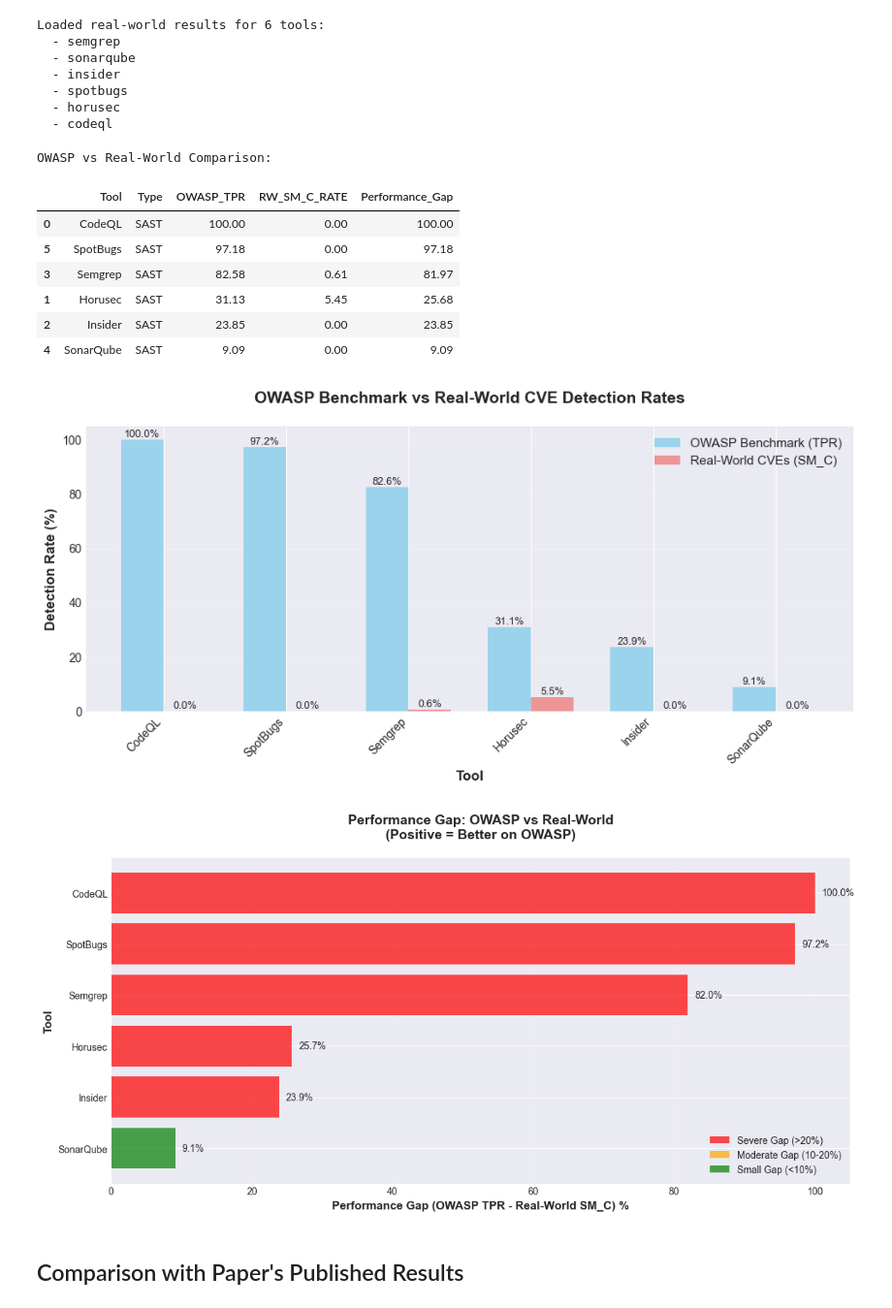
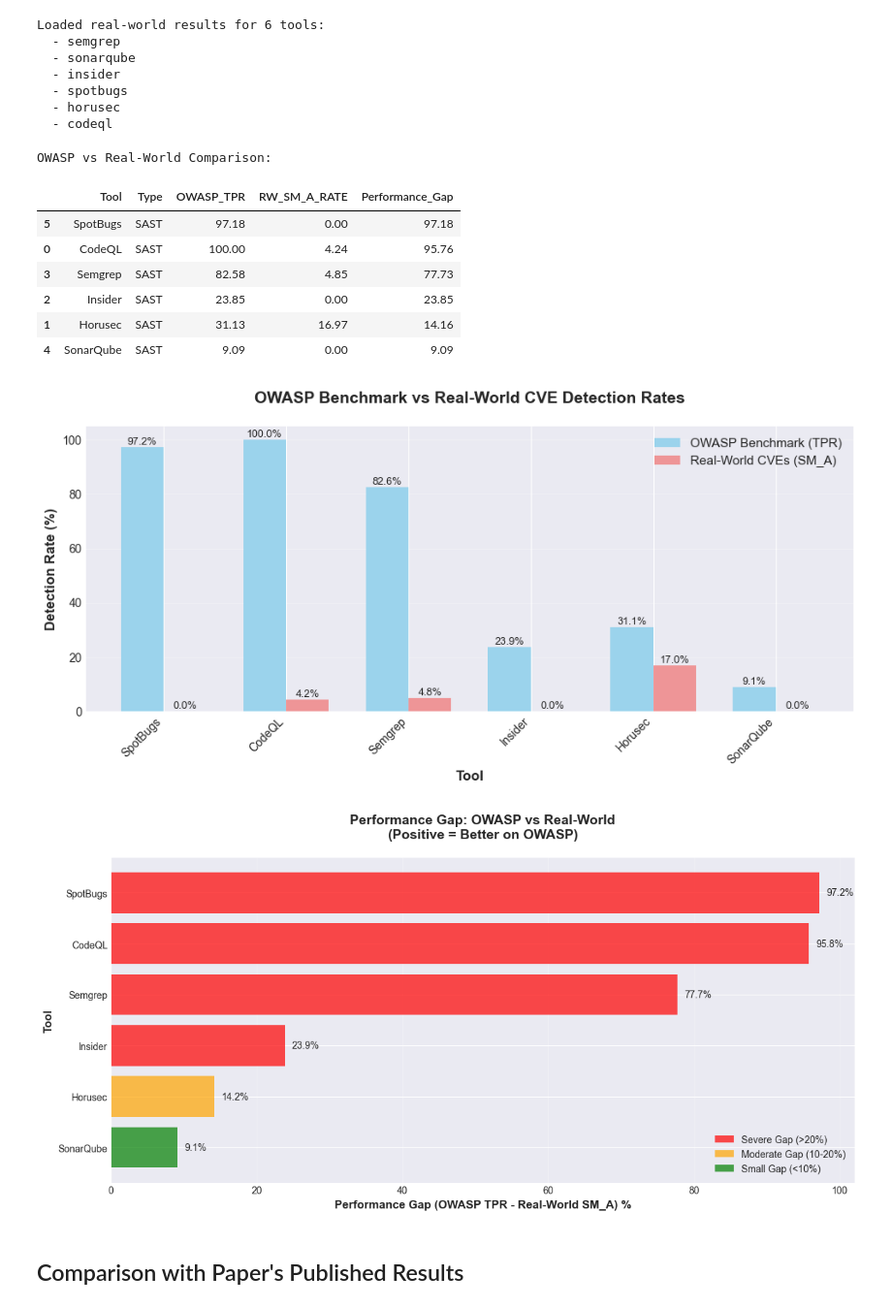
Before and after one commit to ibrahimssmalik/tool_analysis, a Jupyter notebook: sast_scorecard_analysis.ipynb, the cells around one changed output. Shown at 97% size. Drawn from its saved outputs; the diff is of its cells as text; code cells hidden in the pictures.

```diff
--- a/sast_scorecard_analysis.ipynb
+++ b/sast_scorecard_analysis.ipynb
@@ -455,6 +455,8 @@ def load_agg_llm_metrics(results_dir: Path) -> pd.DataFrame:
 
         if model.lower() == 'deepseek':
             model = 'DeepSeek'
+        elif 'gpt' in model.lower():
+            model = model.split('-')[0].upper() + model.split('-')[1] if '-' in model else model.upper()
         else:
             model = model.capitalize()
 
@@ -967,34 +967,35 @@ def create_comparison_df(owasp_df, realworld_results, comparison='sm_c_rate'):
 
     return pd.DataFrame(comparison_data)
 # %%
-compare = 'sm_c_rate' # can be 'sm_c_rate' or 'sm_a_rate' etc.
-comparison_df = create_comparison_df(summary_stats.reset_index(), realworld_results, comparison=compare)
+compare_1 = 'sm_a_rate' # can be 'sm_c_rate' or 'sm_a_rate' etc.
+
+comparison_df = create_comparison_df(summary_stats.reset_index(), realworld_results, comparison=compare_1)
 comparison_df = comparison_df.sort_values('Performance_Gap', ascending=False)
 
 print("OWASP vs Real-World Comparison:")
-display(comparison_df[['Tool', 'Type', 'OWASP_TPR', f'RW_{compare.upper()}', 'Performance_Gap']])
+display(comparison_df[['Tool', 'Type', 'OWASP_TPR', f'RW_{compare_1.upper()}', 'Performance_Gap']])
 # %% [output]
 OWASP vs Real-World Comparison:
-|  | Tool | Type | OWASP_TPR | RW_SM_C_RATE | Performance_Gap |
-| 0 | CodeQL | SAST | 100.00 | 0.00 | 100.00 |
+|  | Tool | Type | OWASP_TPR | RW_SM_A_RATE | Performance_Gap |
 | 5 | SpotBugs | SAST | 97.18 | 0.00 | 97.18 |
-| 3 | Semgrep | SAST | 82.58 | 0.61 | 81.97 |
-| 1 | Horusec | SAST | 31.13 | 5.45 | 25.68 |
+| 0 | CodeQL | SAST | 100.00 | 4.24 | 95.76 |
+| 3 | Semgrep | SAST | 82.58 | 4.85 | 77.73 |
 | 2 | Insider | SAST | 23.85 | 0.00 | 23.85 |
+| 1 | Horusec | SAST | 31.13 | 16.97 | 14.16 |
 | 4 | SonarQube | SAST | 9.09 | 0.00 | 9.09 |
 # %%
 fig, ax = plt.subplots(figsize=(10, 5))
 
 tools = comparison_df['Tool'].tolist()
 owasp_rates = comparison_df['OWASP_TPR'].tolist()
-rw_rates = comparison_df[f'RW_{compare.upper()}'].tolist()
+rw_rates = comparison_df[f'RW_{compare_1.upper()}'].tolist()
 
 x = np.arange(len(tools))
 width = 0.35
 
 bars1 = ax.bar(x - width/2, owasp_rates, width, label='OWASP Benchmark (TPR)',
                color='skyblue', alpha=0.8)
-bars2 = ax.bar(x + width/2, rw_rates, width, label=f'Real-World CVEs ({compare.upper()[:4]})',
+bars2 = ax.bar(x + width/2, rw_rates, width, label=f'Real-World CVEs ({compare_1.upper()[:4]})',
                color='lightcoral', alpha=0.8)
 
 ax.set_xlabel('Tool', fontsize=12, fontweight='bold')
@@ -1015,38 +1016,38 @@ for bars in [bars1, bars2]:
 plt.tight_layout()
 plt.show()
 # %% [output]
-[figure, old version]
+[figure, new version]
 # %%
 fig, ax = plt.subplots(figsize=(12, 6))
 
 # Sort by gap
 gap_df = comparison_df.sort_values('Performance_Gap', ascending=True)
 
 colors = ['red' if gap > 20 else 'orange' if gap > 10 else 'green'
           for gap in gap_df['Performance_Gap']]
 
 ax.barh(gap_df['Tool'], gap_df['Performance_Gap'], color=colors, alpha=0.7)
-ax.set_xlabel(f'Performance Gap (OWASP TPR - Real-World {compare.upper()[:4]}) %',
+ax.set_xlabel(f'Performance Gap (OWASP TPR - Real-World {compare_1.upper()[:4]}) %',
               fontsize=12, fontweight='bold')
 ax.set_ylabel('Tool', fontsize=12, fontweight='bold')
 ax.set_title(f'Performance Gap: OWASP vs Real-World\n(Positive = Better on OWASP)',
              fontsize=14, fontweight='bold', pad=20)
 ax.grid(axis='x', alpha=0.3)
 
 for i, (tool, gap) in enumerate(zip(gap_df['Tool'], gap_df['Performance_Gap'])):
     ax.text(gap + 1, i, f'{gap:.1f}%', va='center', fontsize=10)
 
 legend_elements = [
     Patch(facecolor='red', alpha=0.7, label='Severe Gap (>20%)'),
     Patch(facecolor='orange', alpha=0.7, label='Moderate Gap (10-20%)'),
     Patch(facecolor='green', alpha=0.7, label='Small Gap (<10%)')
 ]
 ax.legend(handles=legend_elements, loc='lower right', fontsize=10)
 
 plt.tight_layout()
 plt.show()
 # %% [output]
-[figure, old version]
+[figure, new version]
 # %%
 # fig, axes = plt.subplots(1, 2, figsize=(16, 6))
 
```
Also changed, not shown: parts of 11 cells of this notebook, 6 other files.
